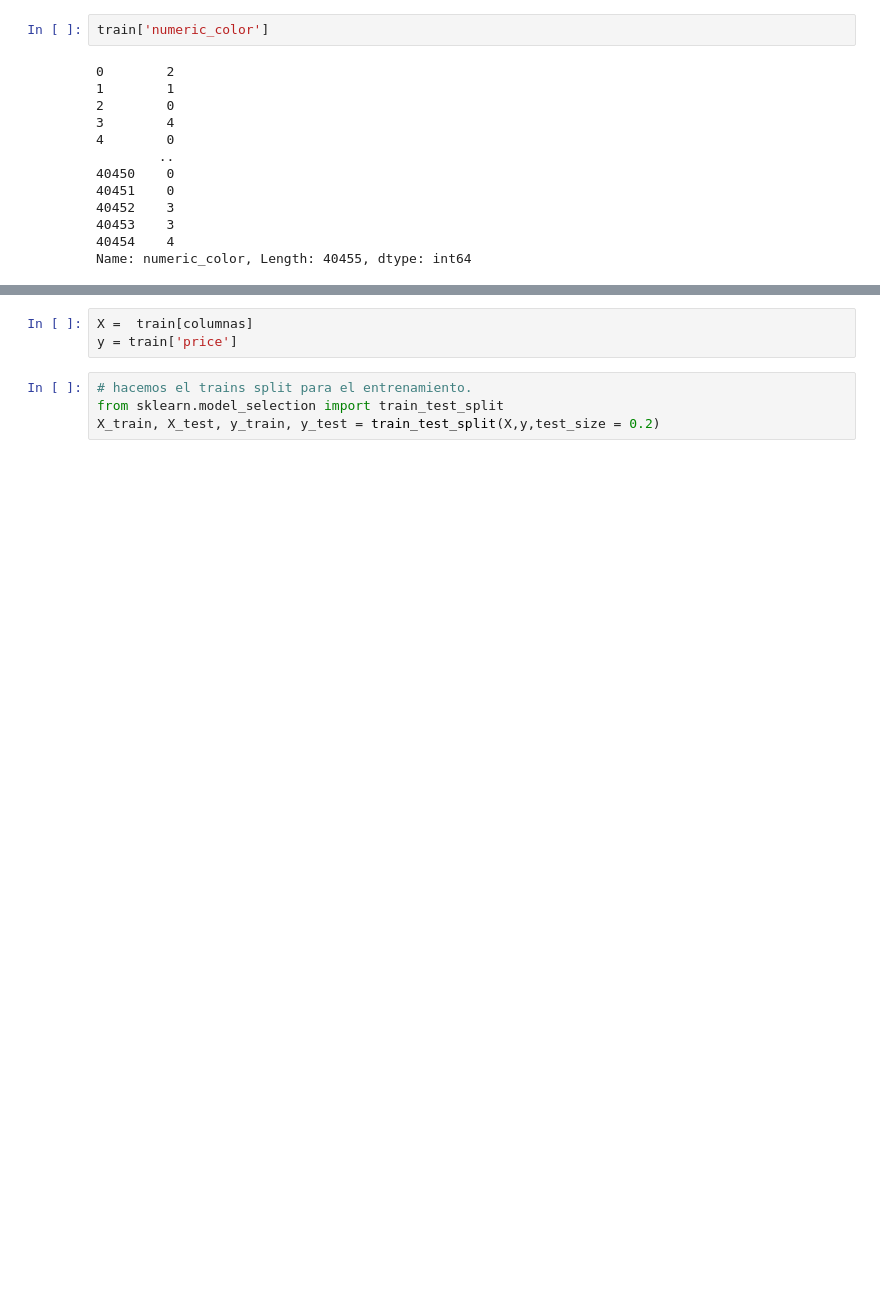
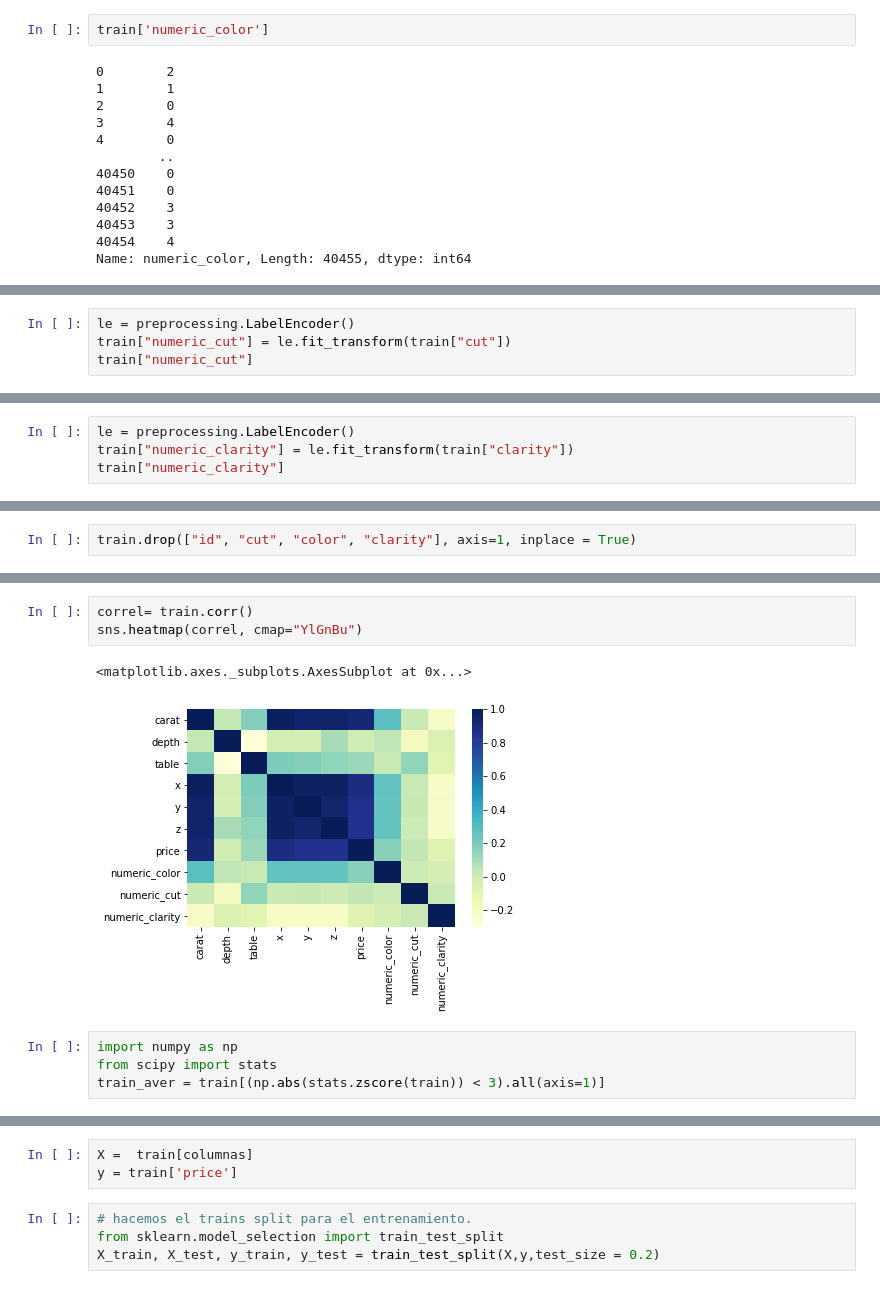
Before and after one commit to CarlosSanzDGP/DiamondsPrediction, a Jupyter notebook: conelvideo.ipynb, the cells around one changed output, grey strips where cells are left out. Drawn from its saved outputs; the diff is of its cells as text; blank space fills up the shorter version.

```diff
--- a/conelvideo.ipynb
+++ b/conelvideo.ipynb
@@ -105,0 +104,4 @@ Name: numeric_color, Length: 40455, dtype: int64
+# %%
+le = preprocessing.LabelEncoder()
+train["numeric_cut"] = le.fit_transform(train["cut"])
+train["numeric_cut"]
@@ -105,0 +121,4 @@ Name: numeric_color, Length: 40455, dtype: int64
+# %%
+le = preprocessing.LabelEncoder()
+train["numeric_clarity"] = le.fit_transform(train["clarity"])
+train["numeric_clarity"]
@@ -105,0 +154,2 @@ Name: numeric_color, Length: 40455, dtype: int64
+# %%
+train.drop(["id", "cut", "color", "clarity"], axis=1, inplace = True)
@@ -105,0 +172,10 @@ Name: numeric_color, Length: 40455, dtype: int64
+# %%
+correl= train.corr()
+sns.heatmap(correl, cmap="YlGnBu")
+# %% [output]
+<matplotlib.axes._subplots.AxesSubplot at 0x...>
+[figure, added]
+# %%
+import numpy as np
+from scipy import stats
+train_aver = train[(np.abs(stats.zscore(train)) < 3).all(axis=1)]
```
Also changed, not shown: parts of 9 cells of this notebook.
